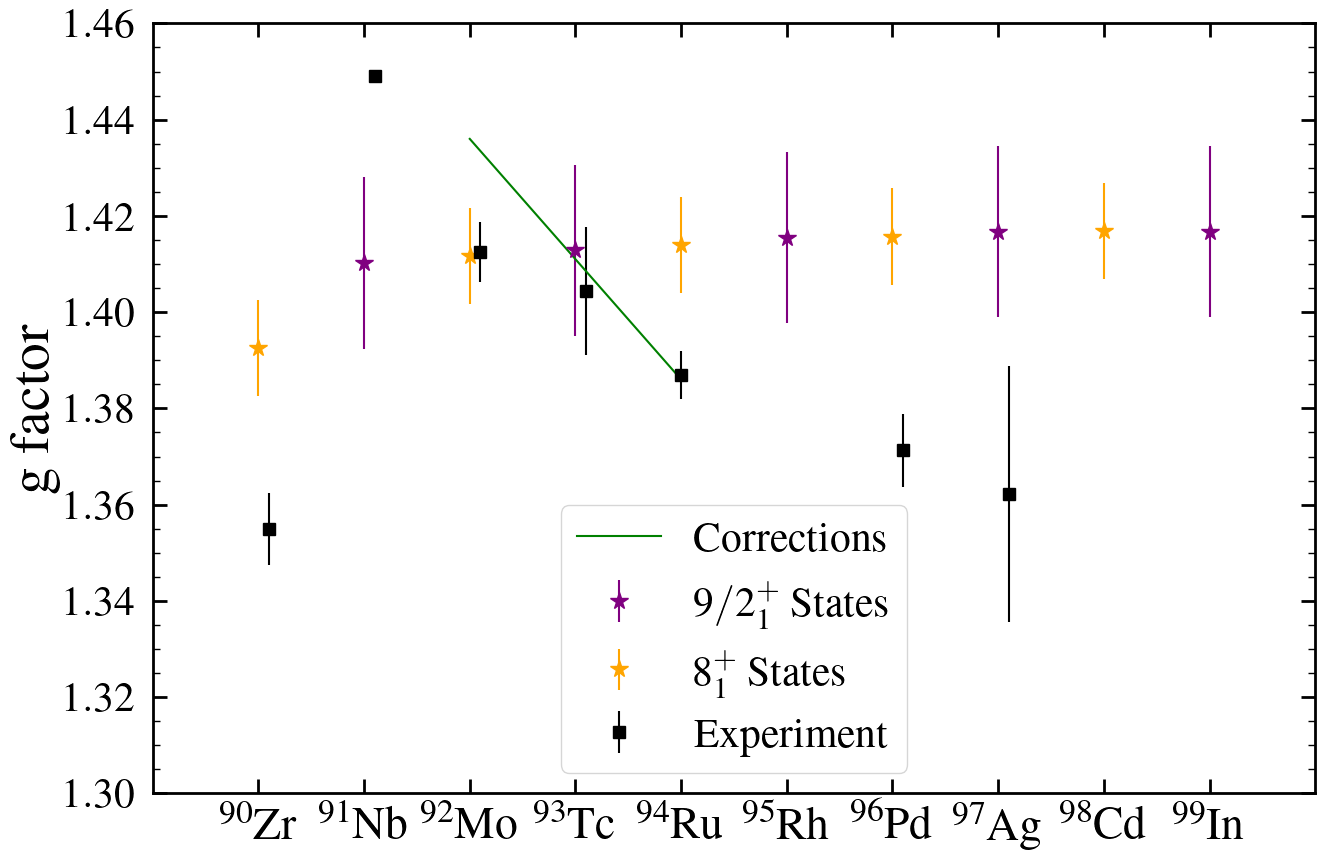
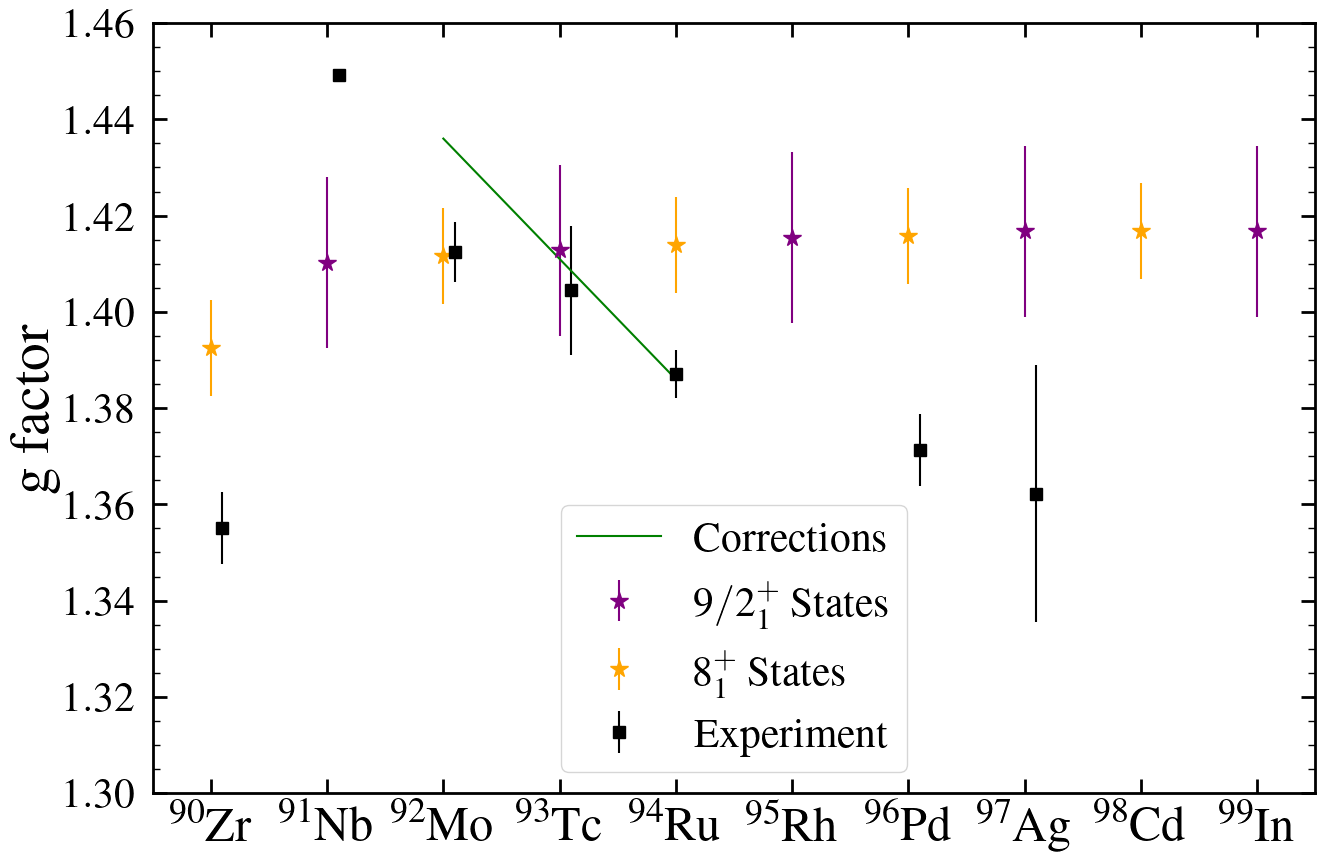
The change to this notebook cell's code, shown as a diff; its figure went from the first image to the second:
--- before
+++ after
@@ -13,10 +13,10 @@
 plt.plot([92,94], [1.436, 1.386],color='green' ,label='Corrections')
 ax.set_ylabel('g factor', fontsize=40)
-plt.xlim(89,100)
+plt.xlim(89.5,99.5)
 plt.ylim(1.3,1.46)
 plt.tick_params(which="major", direction="in", right=True, top=True, length=10, width=2, labelsize=30, pad=10)
 plt.tick_params(which="minor", direction="in", right=True, top=False, bottom=False, length=5, width=1, labelsize=20)
-ax.xaxis.get_major_ticks()[7].set_pad(4.5) 
-plt.setp(ax.get_xticklabels(), fontsize=33)
+ax.xaxis.get_major_ticks()[7].set_pad(4) 
+plt.setp(ax.get_xticklabels(), fontsize=35)
 plt.legend(fontsize=30, loc='lower center')
 plt.minorticks_on()

Commit: Updated Figs